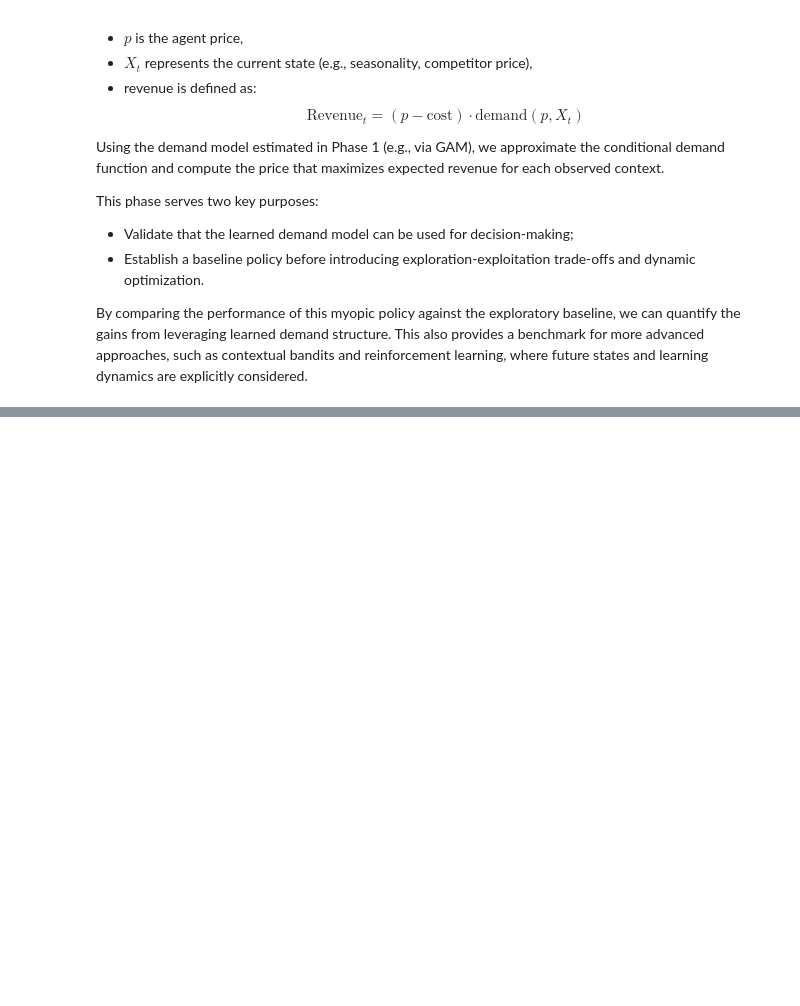
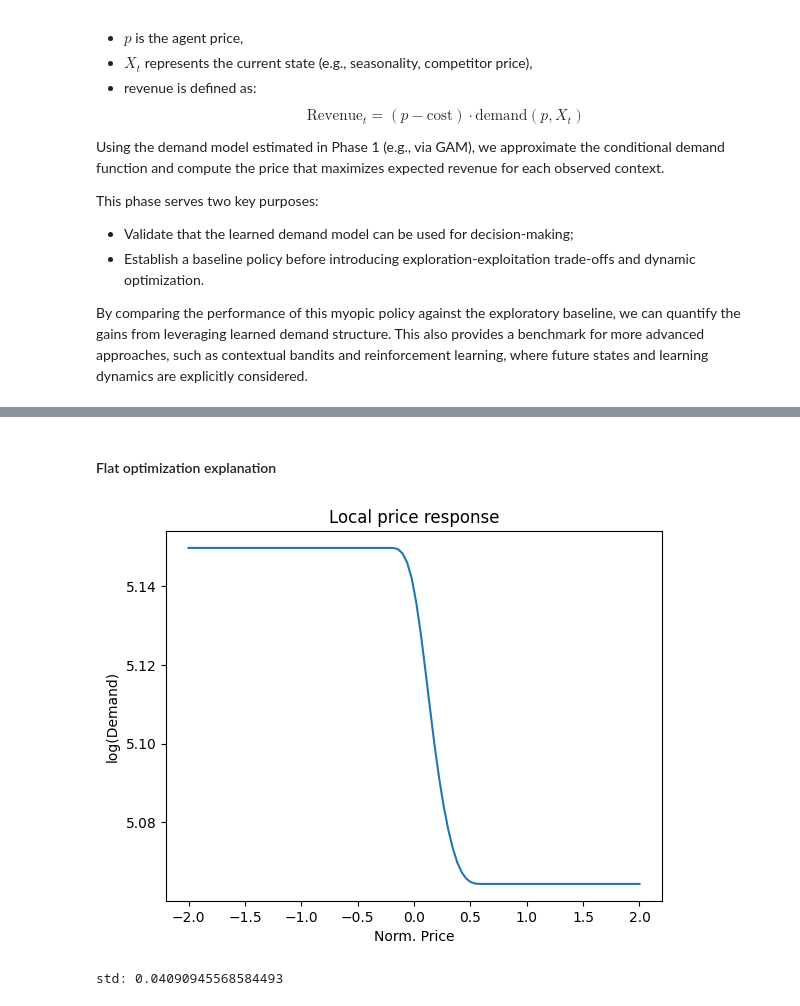
Before and after one commit to brenospires/data-science-examples, a Jupyter notebook: Pricing/2_dynamic_pricing_with_rl/phase_2.ipynb, the cells around one changed output, grey strips where cells are left out. Saved outputs shown, nothing was run; the diff lists cells and outputs as text; code cells hidden in the pictures; blank space fills up the shorter version.

```diff
--- a/Pricing/2_dynamic_pricing_with_rl/phase_2.ipynb
+++ b/Pricing/2_dynamic_pricing_with_rl/phase_2.ipynb
@@ -56,0 +124,26 @@ g.manual_seed(42)
+# %% [markdown]
+#### Flat optimization explanation
+# %%
+i = 0
+
+X_row = X[i]
+grid = np.linspace(-2, 2, 100)  # scaled price
+
+X_sim = np.tile(X_row, (100, 1))
+X_sim[:, 0] = grid
+
+pred = model.predict(X_sim)
+
+fig, ax = plt.subplots()
+plt.plot(grid, pred)
+
+ax.set_xlabel("Norm. Price")
+ax.set_ylabel("log(Demand)")
+
+plt.title("Local price response")
+plt.show()
+
+print("std:", np.std(pred))
+# %% [output]
+[figure, added]
+std: 0.04090945568584493
```
Also changed, not shown: parts of 8 cells of this notebook, 2 other files.
